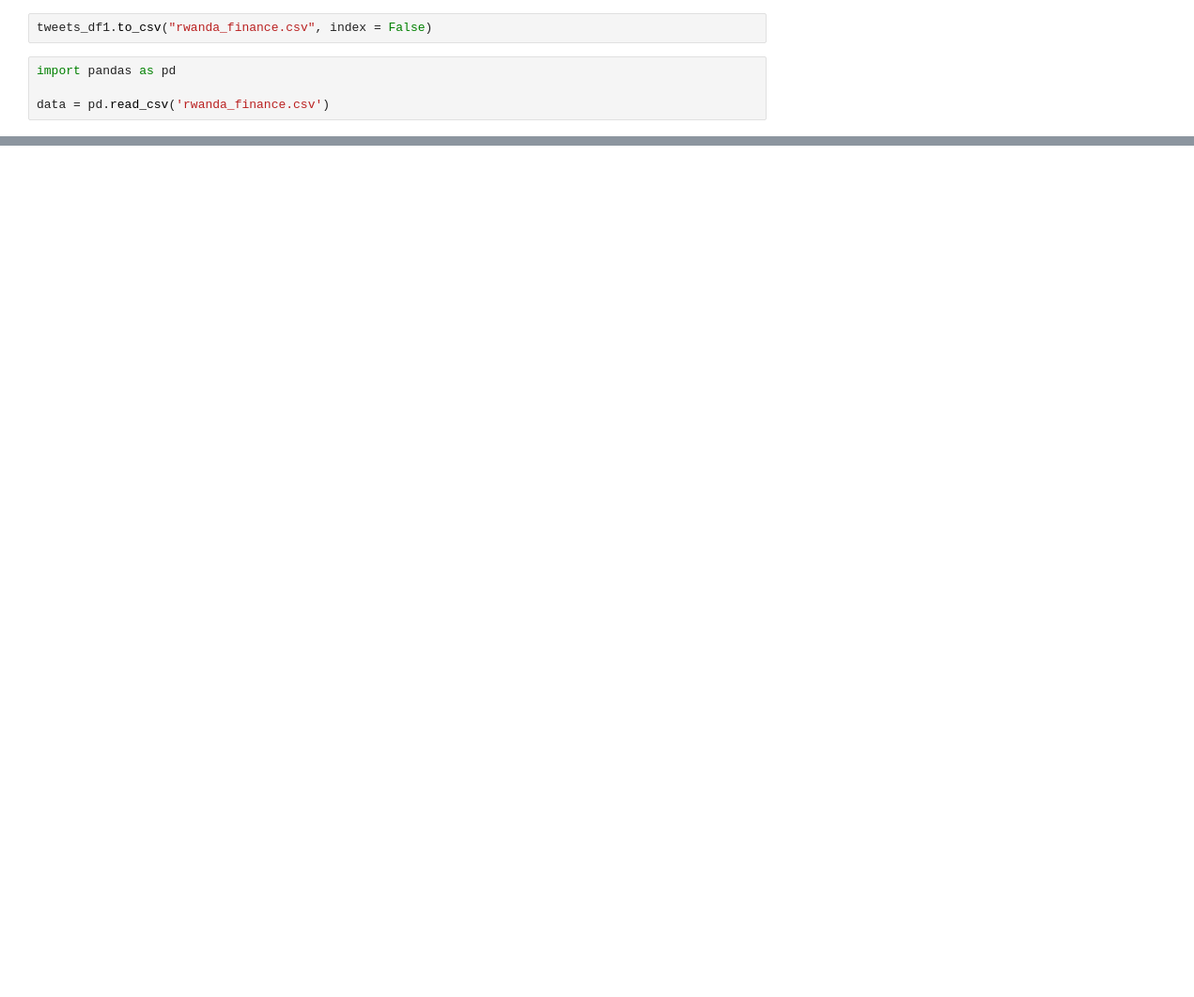
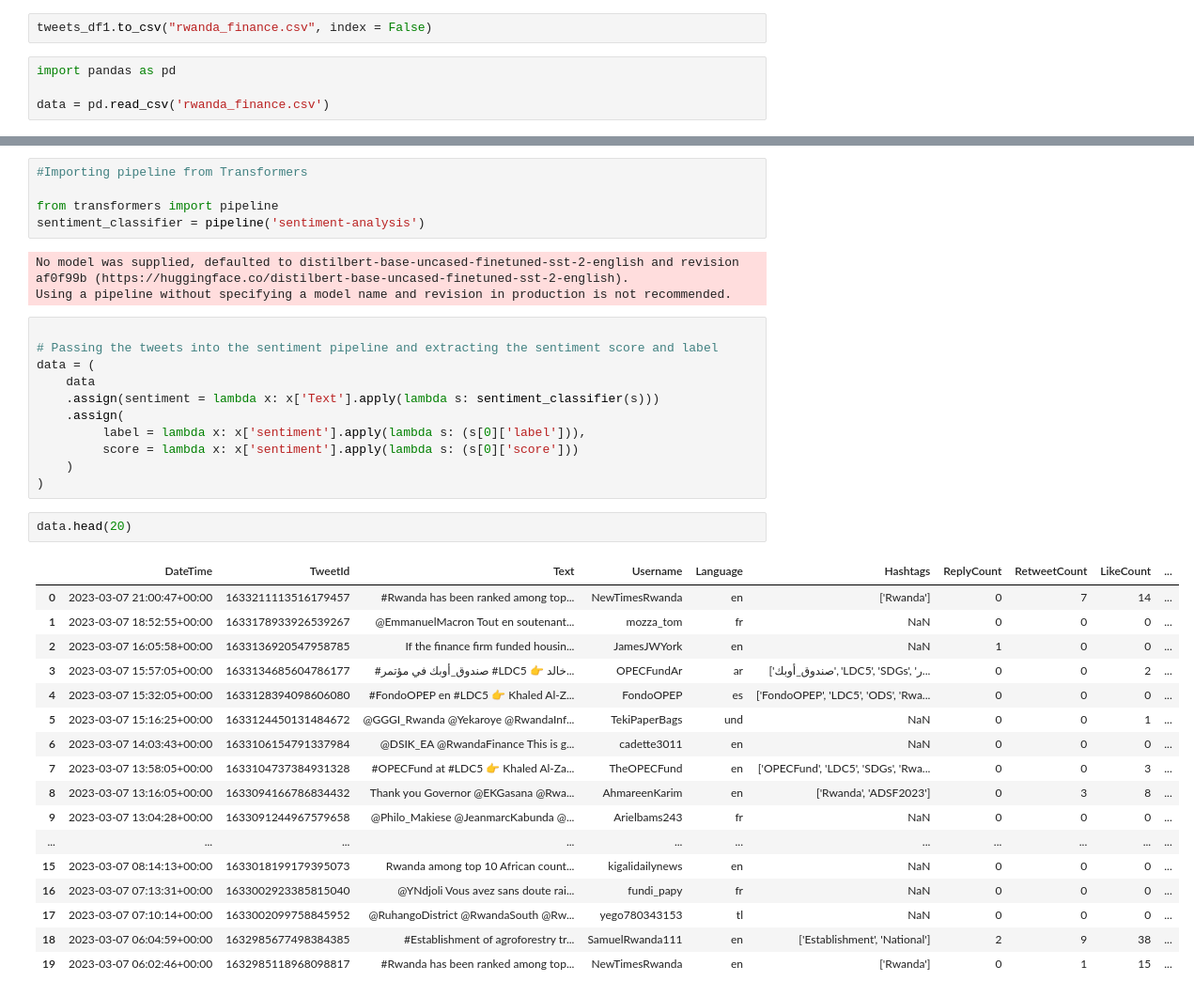
Before and after one commit to GustaveRw/MINECOFIN-Feedback-Analysis, a Jupyter notebook: MINECOFIN_Feedback_Analysis.ipynb, the cells around one changed output, grey strips where cells are left out. Shown: that part at 94% size. Saved outputs shown, nothing was run; the diff lists cells and outputs as text; blank space fills up the shorter version.

```diff
--- a/MINECOFIN_Feedback_Analysis.ipynb
+++ b/MINECOFIN_Feedback_Analysis.ipynb
@@ -196,0 +216,39 @@ data.tail()
+# %%
+#Importing pipeline from Transformers
+
+from transformers import pipeline
+sentiment_classifier = pipeline('sentiment-analysis')
+# %% [output]
+No model was supplied, defaulted to distilbert-base-uncased-finetuned-sst-2-english and revision af0f99b (https://huggingface.co/distilbert-base-uncased-finetuned-sst-2-english).
+Using a pipeline without specifying a model name and revision in production is not recommended.
+# %%
+
+# Passing the tweets into the sentiment pipeline and extracting the sentiment score and label
+data = (
+    data
+    .assign(sentiment = lambda x: x['Text'].apply(lambda s: sentiment_classifier(s)))
+    .assign(
+         label = lambda x: x['sentiment'].apply(lambda s: (s[0]['label'])),
+         score = lambda x: x['sentiment'].apply(lambda s: (s[0]['score']))
+    )
+)
+# %%
+data.head(20)
+# %% [output]
+|  | DateTime | TweetId | Text | Username | Language | Hashtags | ReplyCount | RetweetCount | LikeCount | ... |
+| 0 | 2023-03-07 21:00:47+00:00 | 1633211113516179457 | #Rwanda has been ranked among top... | NewTimesRwanda | en | ['Rwanda'] | 0 | 7 | 14 | ... |
+| 1 | 2023-03-07 18:52:55+00:00 | 1633178933926539267 | @EmmanuelMacron Tout en soutenant... | mozza_tom | fr | NaN | 0 | 0 | 0 | ... |
+| 2 | 2023-03-07 16:05:58+00:00 | 1633136920547958785 | If the finance firm funded housin... | JamesJWYork | en | NaN | 1 | 0 | 0 | ... |
+| 3 | 2023-03-07 15:57:05+00:00 | 1633134685604786177 | #صندوق_أوبك في مؤتمر #LDC5 👉 خالد... | OPECFundAr | ar | ['صندوق_أوبك', 'LDC5', 'SDGs', 'ر... | 0 | 0 | 2 | ... |
+| 4 | 2023-03-07 15:32:05+00:00 | 1633128394098606080 | #FondoOPEP en #LDC5 👉 Khaled Al-Z... | FondoOPEP | es | ['FondoOPEP', 'LDC5', 'ODS', 'Rwa... | 0 | 0 | 0 | ... |
+| 5 | 2023-03-07 15:16:25+00:00 | 1633124450131484672 | @GGGI_Rwanda @Yekaroye @RwandaInf... | TekiPaperBags | und | NaN | 0 | 0 | 1 | ... |
+| 6 | 2023-03-07 14:03:43+00:00 | 1633106154791337984 | @DSIK_EA @RwandaFinance This is g... | cadette3011 | en | NaN | 0 | 0 | 0 | ... |
+| 7 | 2023-03-07 13:58:05+00:00 | 1633104737384931328 | #OPECFund at #LDC5 👉 Khaled Al-Za... | TheOPECFund | en | ['OPECFund', 'LDC5', 'SDGs', 'Rwa... | 0 | 0 | 3 | ... |
+| 8 | 2023-03-07 13:16:05+00:00 | 1633094166786834432 | Thank you Governor @EKGasana @Rwa... | AhmareenKarim | en | ['Rwanda', 'ADSF2023'] | 0 | 3 | 8 | ... |
+| 9 | 2023-03-07 13:04:28+00:00 | 1633091244967579658 | @Philo_Makiese @JeanmarcKabunda @... | Arielbams243 | fr | NaN | 0 | 0 | 0 | ... |
+| ... | ... | ... | ... | ... | ... | ... | ... | ... | ... | ... |
+| 15 | 2023-03-07 08:14:13+00:00 | 1633018199179395073 | Rwanda among top 10 African count... | kigalidailynews | en | NaN | 0 | 0 | 0 | ... |
+| 16 | 2023-03-07 07:13:31+00:00 | 1633002923385815040 | @YNdjoli Vous avez sans doute rai... | fundi_papy | fr | NaN | 0 | 0 | 0 | ... |
+| 17 | 2023-03-07 07:10:14+00:00 | 1633002099758845952 | @RuhangoDistrict @RwandaSouth @Rw... | yego780343153 | tl | NaN | 0 | 0 | 0 | ... |
+| 18 | 2023-03-07 06:04:59+00:00 | 1632985677498384385 | #Establishment of agroforestry tr... | SamuelRwanda111 | en | ['Establishment', 'National'] | 2 | 9 | 38 | ... |
+| 19 | 2023-03-07 06:02:46+00:00 | 1632985118968098817 | #Rwanda has been ranked among top... | NewTimesRwanda | en | ['Rwanda'] | 0 | 1 | 15 | ... |
```
Also changed, not shown: parts of 8 cells of this notebook.
